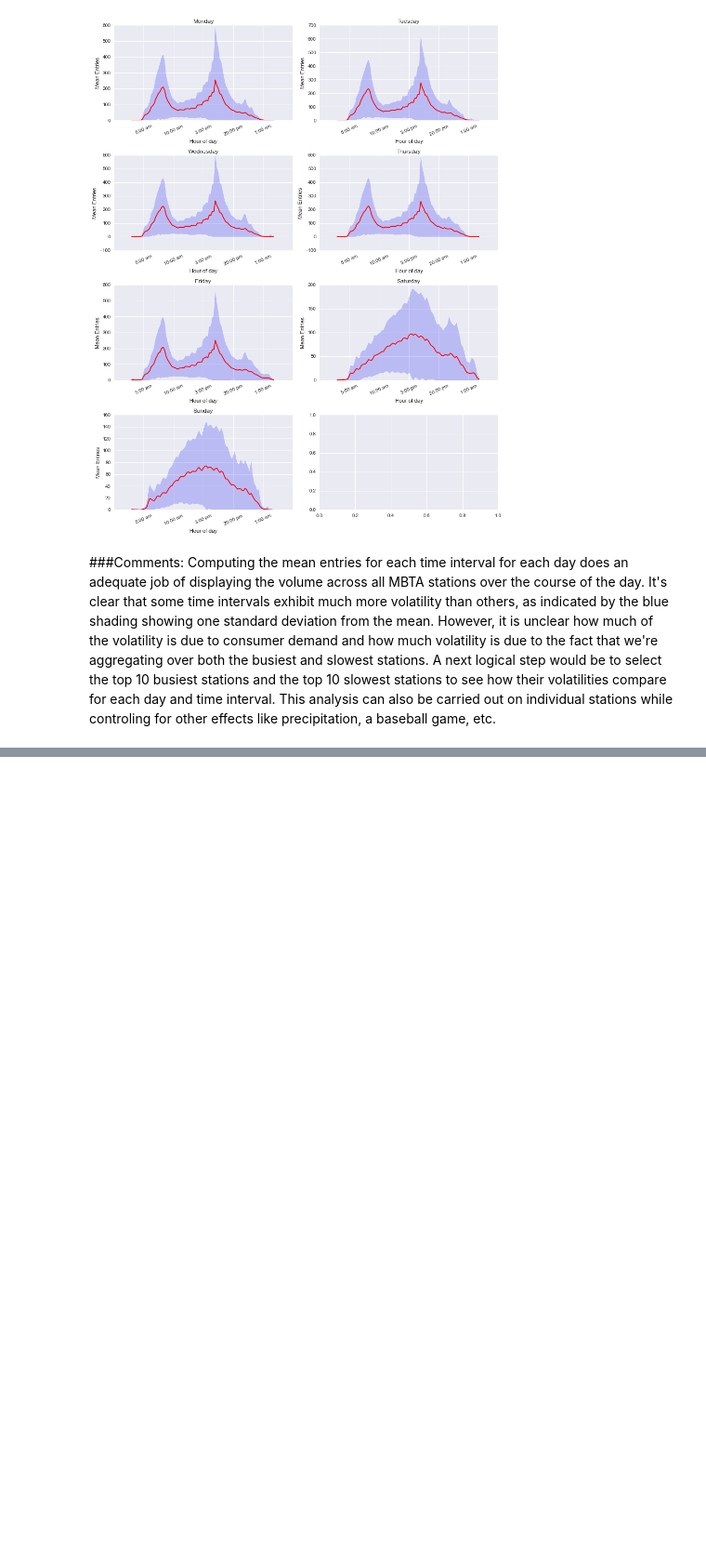
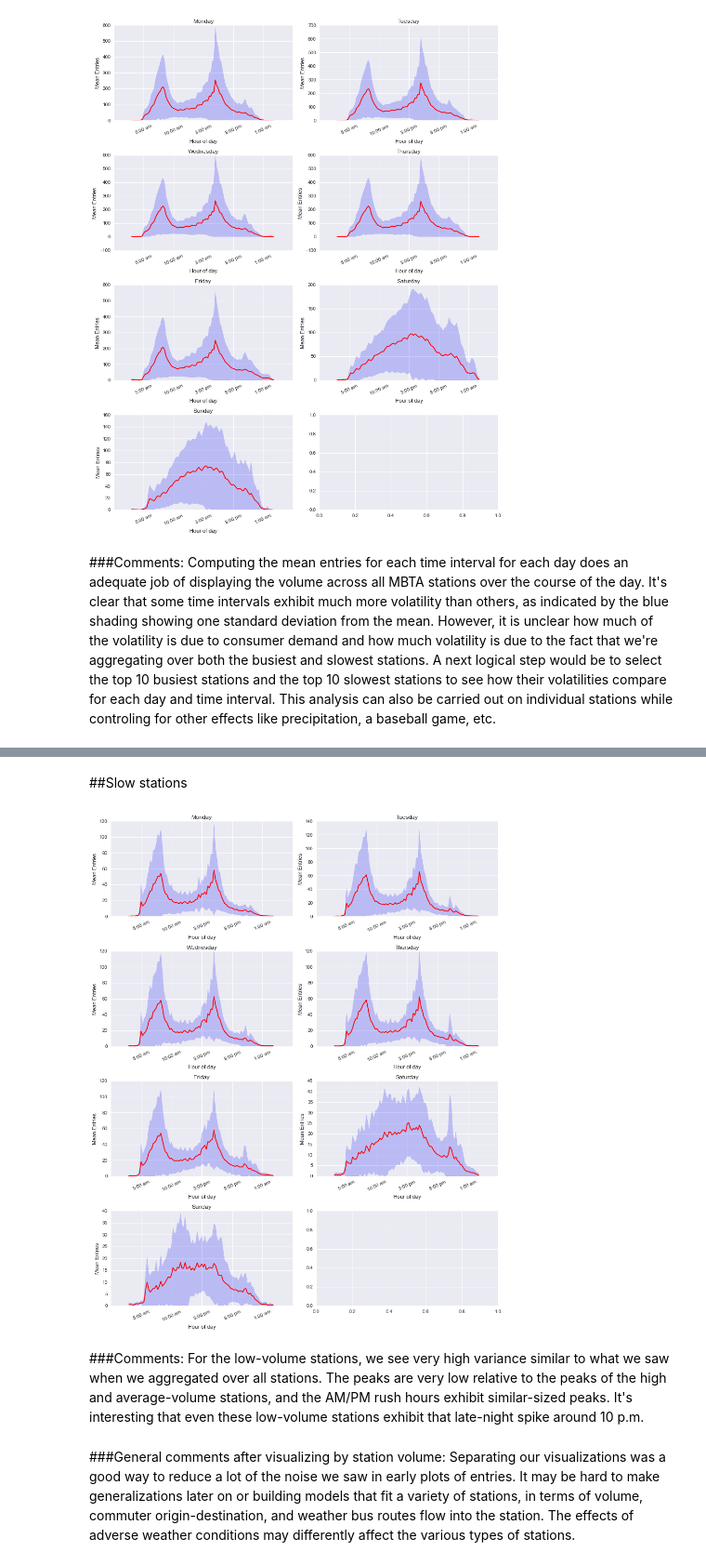
Before and after one commit to azampagl/harvard-capstone, a Jupyter notebook: src/exploration/GateCount_exploratory_fil.ipynb, the cells around one changed output, grey strips where cells are left out. Shown at 93% size. Cells and saved outputs as stored; diff of their text form; code cells hidden in the pictures; blank space fills up the shorter version.

```diff
--- a/src/exploration/GateCount_exploratory_fil.ipynb
+++ b/src/exploration/GateCount_exploratory_fil.ipynb
@@ -217,0 +305,38 @@ Computing the mean entries for each time interval for each day does an adequate
+# %% [markdown]
+##Slow stations
+# %%
+# groupby both day of week and time_fraction
+slow_grouping = slow_records[['weekday','servicetime_frac','entries']].groupby(['weekday','servicetime_frac'])
+
+dow_time_mean=slow_grouping.agg(np.mean)
+dow_time_std=slow_grouping.agg(np.std)
+
+fig, axes = plt.subplots(nrows=4, ncols=2, figsize=(12, 15),
+                         tight_layout=True)
+#print axes.ravel()
+days=['Monday','Tuesday','Wednesday','Thursday','Friday','Saturday','Sunday']
+for ax, day in zip(axes.ravel(), range(7)):
+
+    ax.plot( dow_time_mean.loc[day].index, dow_time_mean.loc[day]['entries'], color='r', )
+
+    upper=(dow_time_mean.loc[day]['entries'] + dow_time_std.loc[day]['entries']).values
+
+    lower=(dow_time_mean.loc[day]['entries'] - dow_time_std.loc[day]['entries']).values
+    lower=map(stay_pos,lower)
+
+    ax.fill_between(dow_time_mean.loc[day].index, upper, lower, color='b', alpha=.2)
+
+    labels=['','5:00 am','10:00 am','3:00 pm','8:00 pm','1:00 am','']
+
+    ax.xaxis.set_ticklabels(labels,rotation=25)
+    ax.set_ylabel('Mean Entries')
+    ax.set_xlabel('Hour of day')
+    ax.set_title(days[day])
+# %% [output]
+[figure, added]
+# %% [markdown]
+###Comments:
+For the low-volume stations, we see very high variance similar to what we saw when we aggregated over all stations. The peaks are very low relative to the peaks of the high and average-volume stations, and the AM/PM rush hours exhibit similar-sized peaks. It's interesting that even these low-volume stations exhibit that late-night spike around 10 p.m.
+# %% [markdown]
+###General comments after visualizing by station volume:
+Separating our visualizations was a good way to reduce a lot of the noise we saw in early plots of entries. It may be hard to make generalizations later on or building models that fit a variety of stations, in terms of volume, commuter origin-destination, and weather bus routes flow into the station. The effects of adverse weather conditions may differently affect the various types of stations.
```
Also changed, not shown: parts of 12 cells of this notebook.
